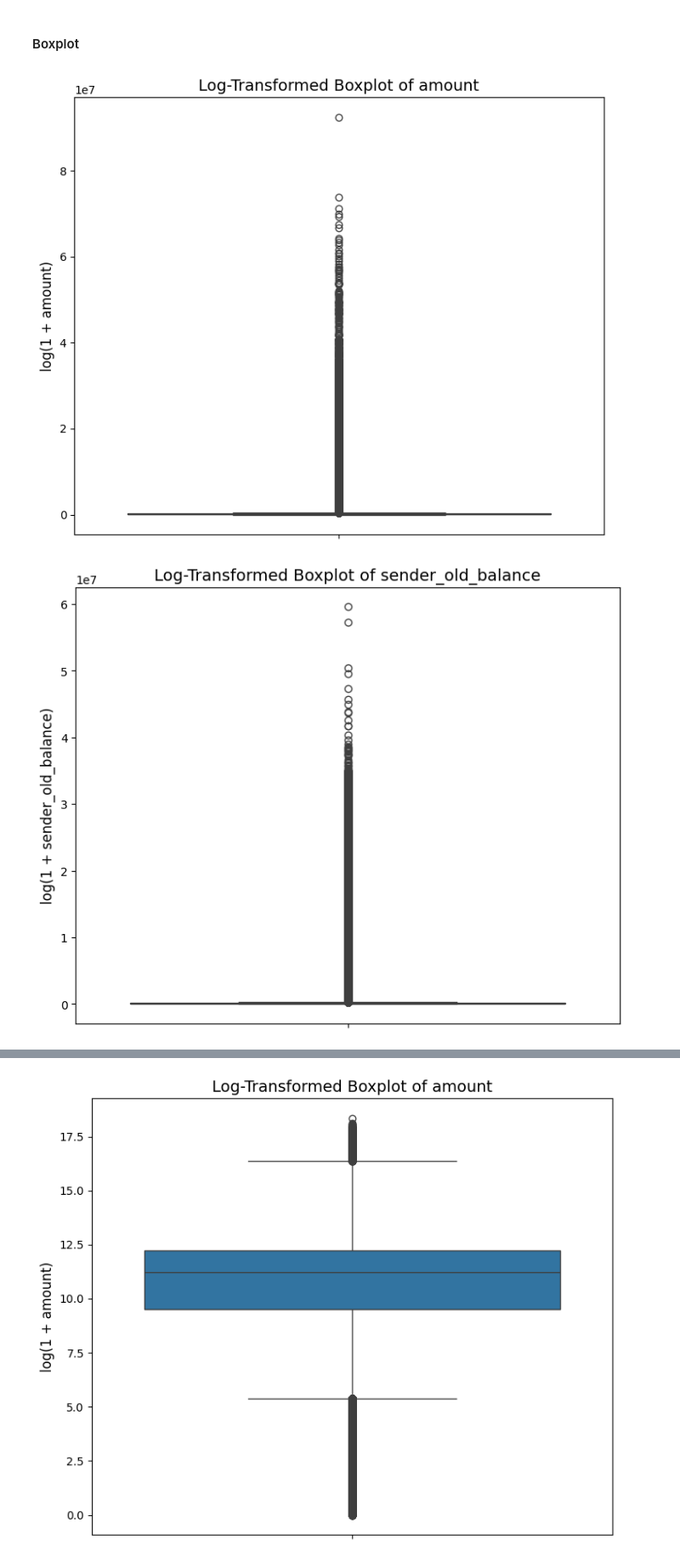
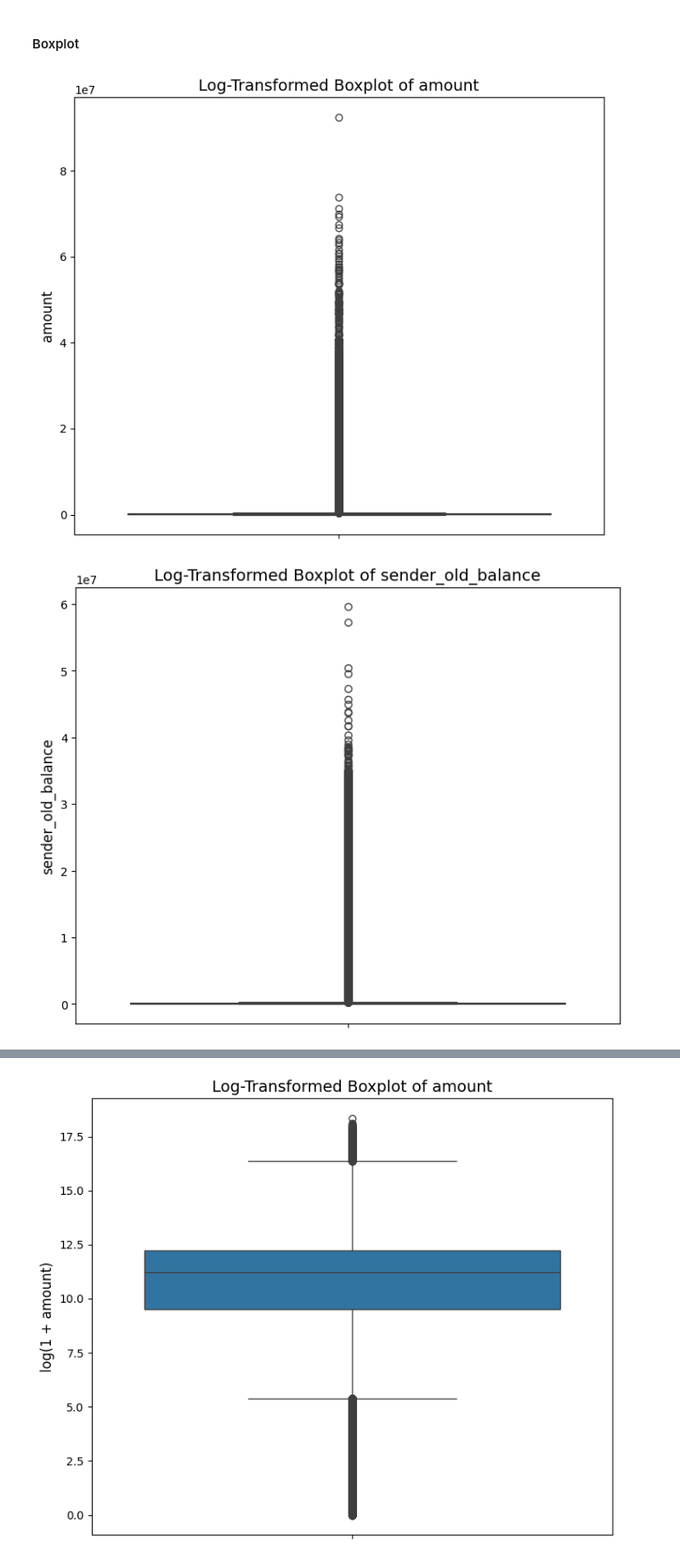
Before and after one commit to md-saqib001/Online-Payments-Fraud-Detection, a Jupyter notebook: fraud_analysis.ipynb, the cells around one changed output, grey strips where cells are left out. Shown at 85% size. Saved outputs shown, nothing was run; the diff lists cells and outputs as text; code cells hidden in the pictures.

```diff
--- a/fraud_analysis.ipynb
+++ b/fraud_analysis.ipynb
@@ -411,12 +448,12 @@ for col in numeric_cols:
 # %%
 for col in numeric_cols:
     plt.figure(figsize=(14, 6))
     plt.subplot(1, 2, 2)
     sns.boxplot(y=df[col])
     plt.title(f'Log-Transformed Boxplot of {col}', fontsize=14)
-    plt.ylabel(f'log(1 + {col})', fontsize=12)
+    plt.ylabel(col, fontsize=12)
     plt.tight_layout()
     plt.show()
 # %% [output]
-[figure, old version]
+[figure, new version]
-[figure, old version]
+[figure, new version]
```
Also changed, not shown: parts of 12 cells of this notebook, 5 other files.
